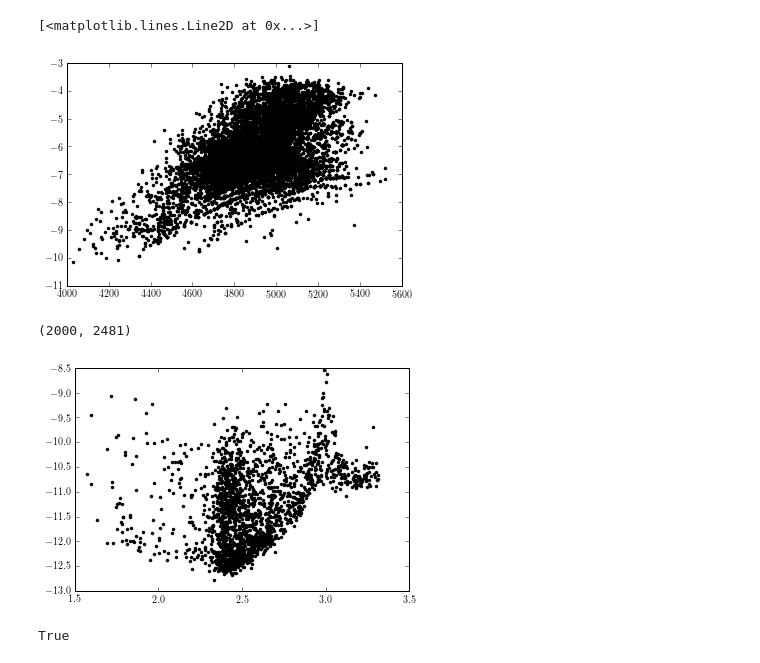
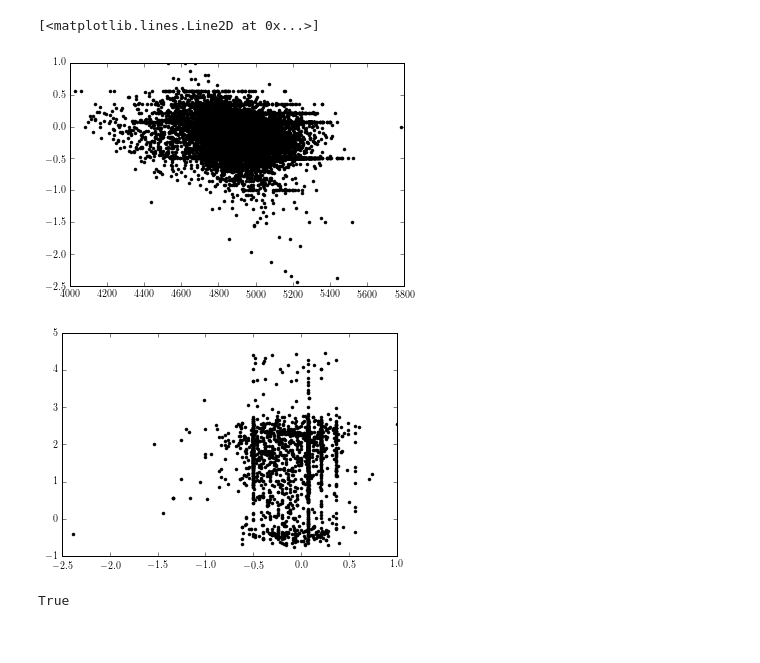
Before and after one commit to dfm/AsteroCannon, a Jupyter notebook: Untitled.ipynb, the cells around one changed output. Saved outputs shown, nothing was run; the diff lists cells and outputs as text; code cells hidden in the pictures.

Commit message:
more plots

```diff
--- a/Untitled.ipynb
+++ b/Untitled.ipynb
@@ -40,8 +24,8 @@ Index(['kicid', 'nu_max', 'delta_nu', 'kepid', 'tm_designation', 'teff',
 # %%
-pl.plot(joined.teff, np.log(joined.dens), ".k")
+pl.plot(joined.teff, joined.feh, ".k")
 # %% [output]
 [<matplotlib.lines.Line2D at 0x...>]
-[figure, old version]
+[figure, new version]
 # %%
 OUTPUT_DIR = "spectra"
 
@@ -75,13 +59,10 @@ labels = labels[:, :2]
-# %%
-P0.shape
-# %% [output]
-(2000, 2481)
 # %%
-n = 1
-i = 1000
-pl.plot(labels[:, n], P0[:, i], ".k");
+n = 2
+i = 50
+mu = np.median(P0, axis=1)
+pl.plot(labels[:, n], P0[:, i] - mu, ".k");
 # %% [output]
-[figure, old version]
+[figure, new version]
 # %%
 np.all(np.isfinite(labels[:, :2]))
 # %% [output]
```
Also changed, not shown: parts of 32 cells of this notebook.
